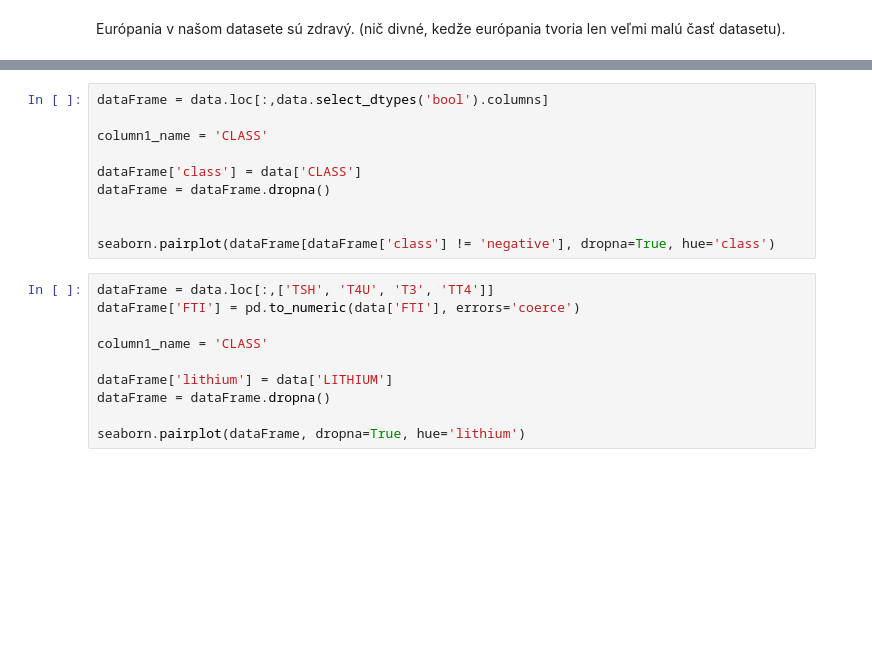
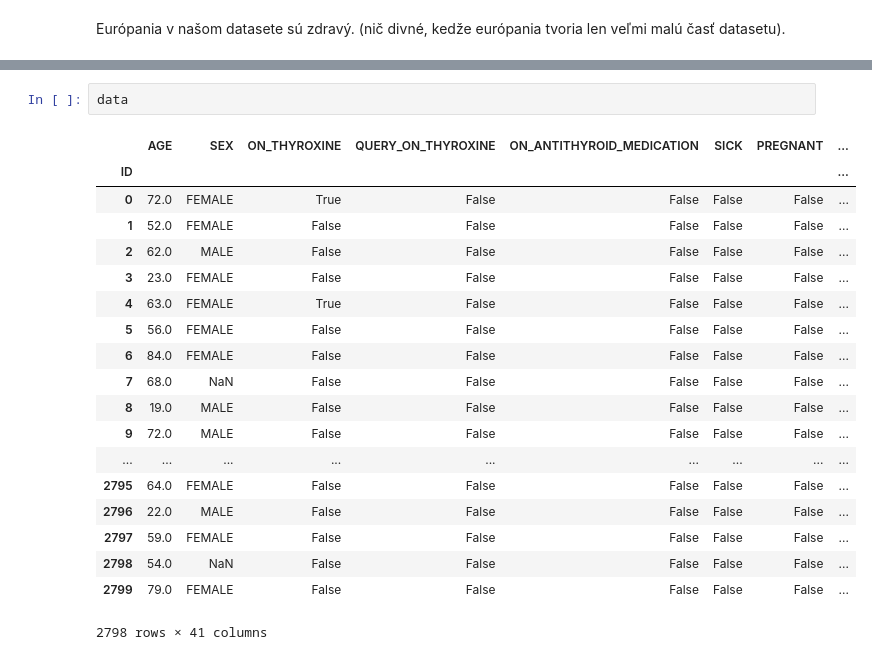
Before and after one commit to PeterJurkacek/IAU_2018_Jurkacek_Vyskoc, a Jupyter notebook: Jurkacek_Vyskoc_predspracovanie.ipynb, the cells around one changed output, grey strips where cells are left out. Saved outputs shown, nothing was run; the diff lists cells and outputs as text; blank space fills up the shorter version.

```diff
--- a/Jurkacek_Vyskoc_predspracovanie.ipynb
+++ b/Jurkacek_Vyskoc_predspracovanie.ipynb
@@ -1016,20 +1407,22 @@ df['CLASS'].value_counts()
-# %%
-dataFrame = data.loc[:,data.select_dtypes('bool').columns]
-
-column1_name = 'CLASS'
-
-dataFrame['class'] = data['CLASS']
-dataFrame = dataFrame.dropna()
-
-
-seaborn.pairplot(dataFrame[dataFrame['class'] != 'negative'], dropna=True, hue='class')
-# %%
-dataFrame = data.loc[:,['TSH', 'T4U', 'T3', 'TT4']]
-dataFrame['FTI'] = pd.to_numeric(data['FTI'], errors='coerce')
-
-column1_name = 'CLASS'
-
-dataFrame['lithium'] = data['LITHIUM']
-dataFrame = dataFrame.dropna()
-
-seaborn.pairplot(dataFrame, dropna=True, hue='lithium')
+# %%
+data
+# %% [output]
+|  | AGE | SEX | ON_THYROXINE | QUERY_ON_THYROXINE | ON_ANTITHYROID_MEDICATION | SICK | PREGNANT | ... |
+| ID |  |  |  |  |  |  |  | ... |
+| 0 | 72.0 | FEMALE | True | False | False | False | False | ... |
+| 1 | 52.0 | FEMALE | False | False | False | False | False | ... |
+| 2 | 62.0 | MALE | False | False | False | False | False | ... |
+| 3 | 23.0 | FEMALE | False | False | False | False | False | ... |
+| 4 | 63.0 | FEMALE | True | False | False | False | False | ... |
+| 5 | 56.0 | FEMALE | False | False | False | False | False | ... |
+| 6 | 84.0 | FEMALE | False | False | False | False | False | ... |
+| 7 | 68.0 | NaN | False | False | False | False | False | ... |
+| 8 | 19.0 | MALE | False | False | False | False | False | ... |
+| 9 | 72.0 | MALE | False | False | False | False | False | ... |
+| ... | ... | ... | ... | ... | ... | ... | ... | ... |
+| 2795 | 64.0 | FEMALE | False | False | False | False | False | ... |
+| 2796 | 22.0 | MALE | False | False | False | False | False | ... |
+| 2797 | 59.0 | FEMALE | False | False | False | False | False | ... |
+| 2798 | 54.0 | NaN | False | False | False | False | False | ... |
+| 2799 | 79.0 | FEMALE | False | False | False | False | False | ... |
+2798 rows × 41 columns
```
Also changed, not shown: parts of 103 cells of this notebook, 1 other file.
